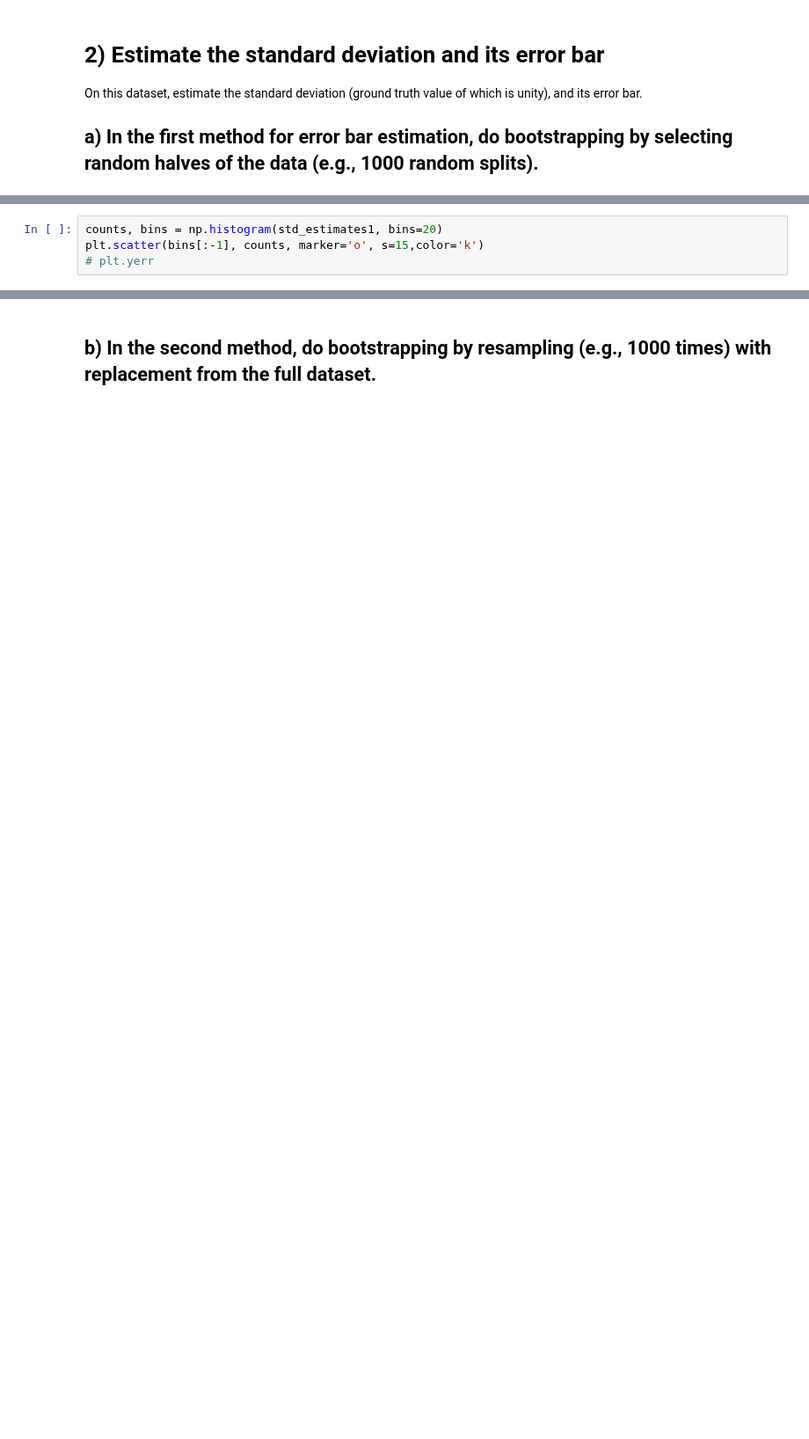
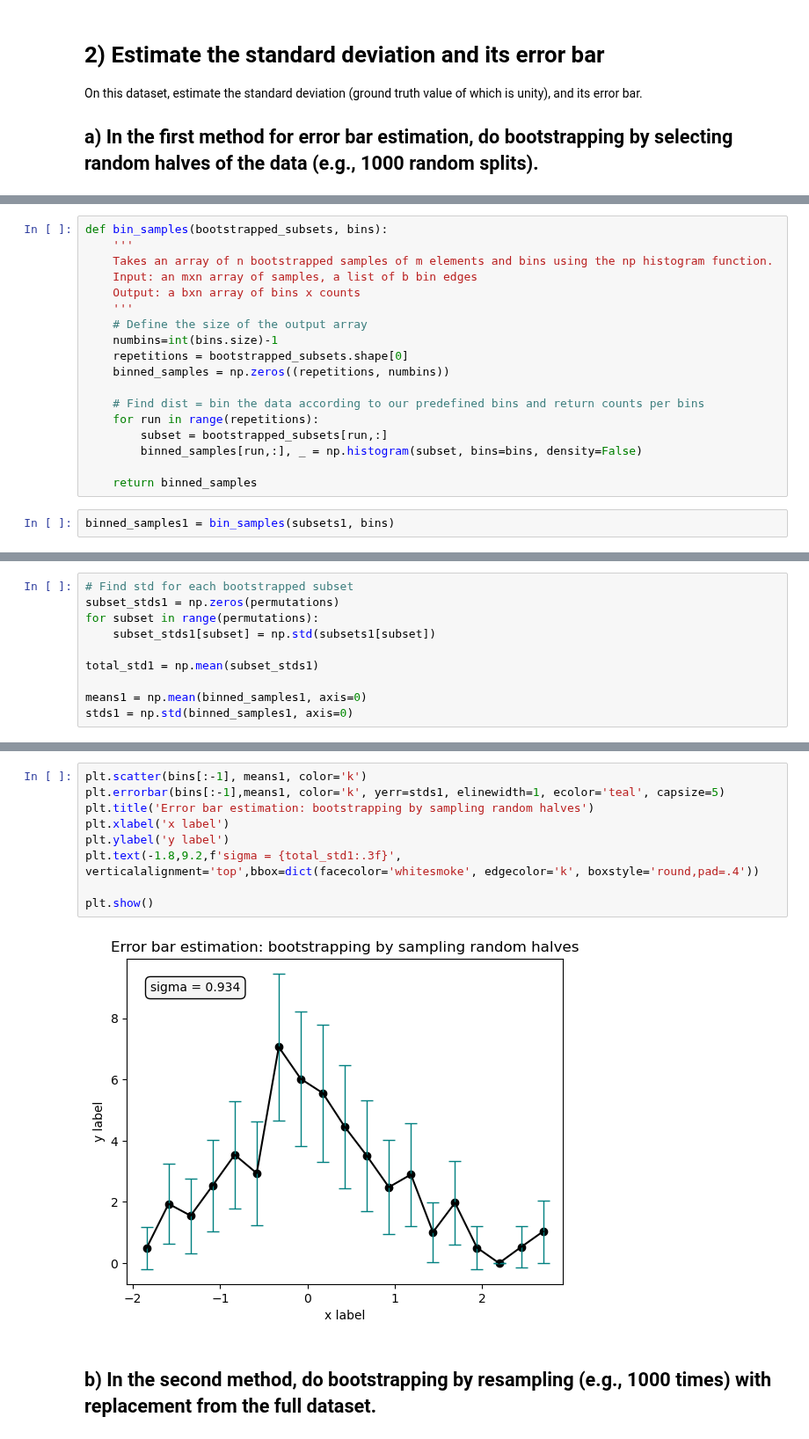
Before and after one commit to acumpelik/DSSC23, a Jupyter notebook: DSSC23-Homework3-Andrea_Cumpelik.ipynb, the cells around one changed output, grey strips where cells are left out. Shown at 88% size. Cells and saved outputs as stored; diff of their text form; blank space fills up the shorter version.

Commit message:
made progress with HW3, did bootstrapping with resampling and started jackknife. bootstrapping with resampling is the same as first method, look into that

```diff
--- a/DSSC23-Homework3-Andrea_Cumpelik.ipynb
+++ b/DSSC23-Homework3-Andrea_Cumpelik.ipynb
@@ -109,4 +82,0 @@ plt.show()
-# %%
-counts, bins = np.histogram(std_estimates1, bins=20)
-plt.scatter(bins[:-1], counts, marker='o', s=15,color='k')
-# plt.yerr
@@ -115,0 +104,20 @@ plt.scatter(bins[:-1], counts, marker='o', s=15,color='k')
+# %%
+def bin_samples(bootstrapped_subsets, bins):
+    '''
+    Takes an array of n bootstrapped samples of m elements and bins using the np histogram function.
+    Input: an mxn array of samples, a list of b bin edges
+    Output: a bxn array of bins x counts
+    '''
+    # Define the size of the output array
+    numbins=int(bins.size)-1
+    repetitions = bootstrapped_subsets.shape[0]
+    binned_samples = np.zeros((repetitions, numbins))
+
+    # Find dist = bin the data according to our predefined bins and return counts per bins
+    for run in range(repetitions):
+        subset = bootstrapped_subsets[run,:]
+        binned_samples[run,:], _ = np.histogram(subset, bins=bins, density=False)
+
+    return binned_samples
+# %%
+binned_samples1 = bin_samples(subsets1, bins)
@@ -115,0 +126,10 @@ plt.scatter(bins[:-1], counts, marker='o', s=15,color='k')
+# %%
+# Find std for each bootstrapped subset
+subset_stds1 = np.zeros(permutations)
+for subset in range(permutations):
+    subset_stds1[subset] = np.std(subsets1[subset])
+
+total_std1 = np.mean(subset_stds1)
+
+means1 = np.mean(binned_samples1, axis=0)
+stds1 = np.std(binned_samples1, axis=0)
@@ -116,2 +138,13 @@ plt.scatter(bins[:-1], counts, marker='o', s=15,color='k')
+# %%
+plt.scatter(bins[:-1], means1, color='k')
+plt.errorbar(bins[:-1],means1, color='k', yerr=stds1, elinewidth=1, ecolor='teal', capsize=5)
+plt.title('Error bar estimation: bootstrapping by sampling random halves')
+plt.xlabel('x label')
+plt.ylabel('y label')
+plt.text(-1.8,9.2,f'sigma = {total_std1:.3f}', verticalalignment='top',bbox=dict(facecolor='whitesmoke', edgecolor='k', boxstyle='round,pad=.4'))
+
+plt.show()
+# %% [output]
+[figure, added]
 # %% [markdown]
 ## b) In the second method, do bootstrapping by resampling (e.g., 1000 times) with replacement from the full dataset.
```
Also changed, not shown: parts of 24 cells of this notebook, 2 other files.
